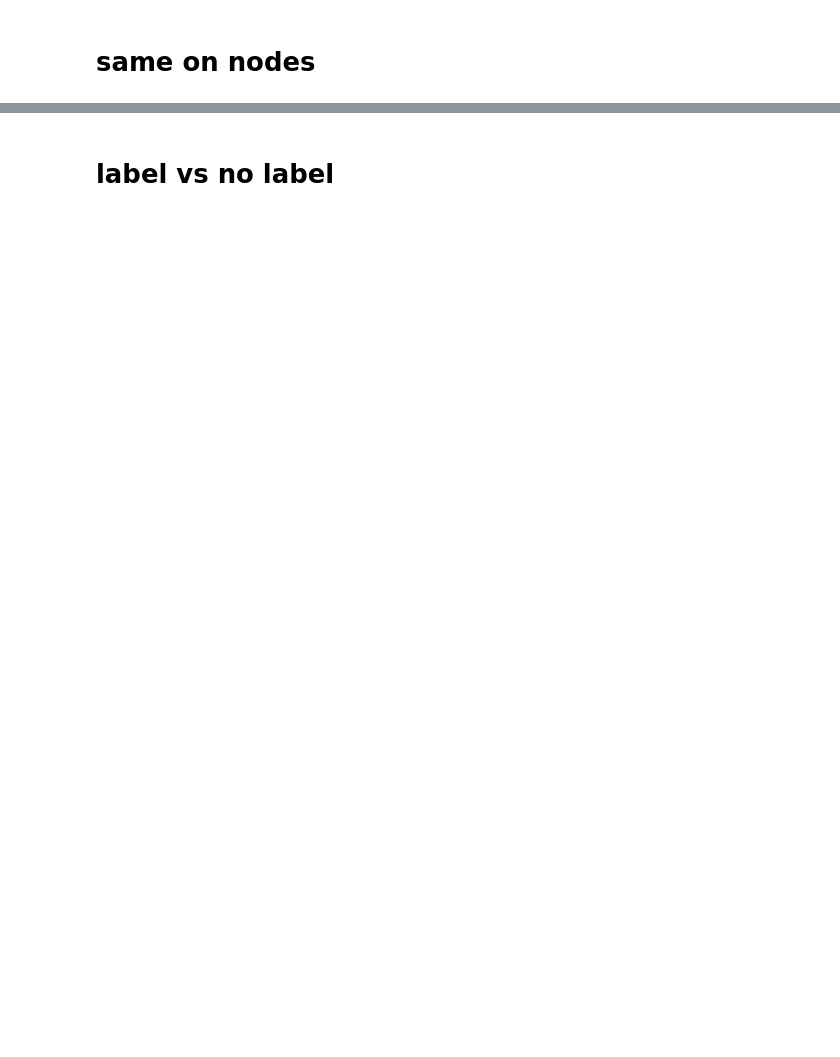
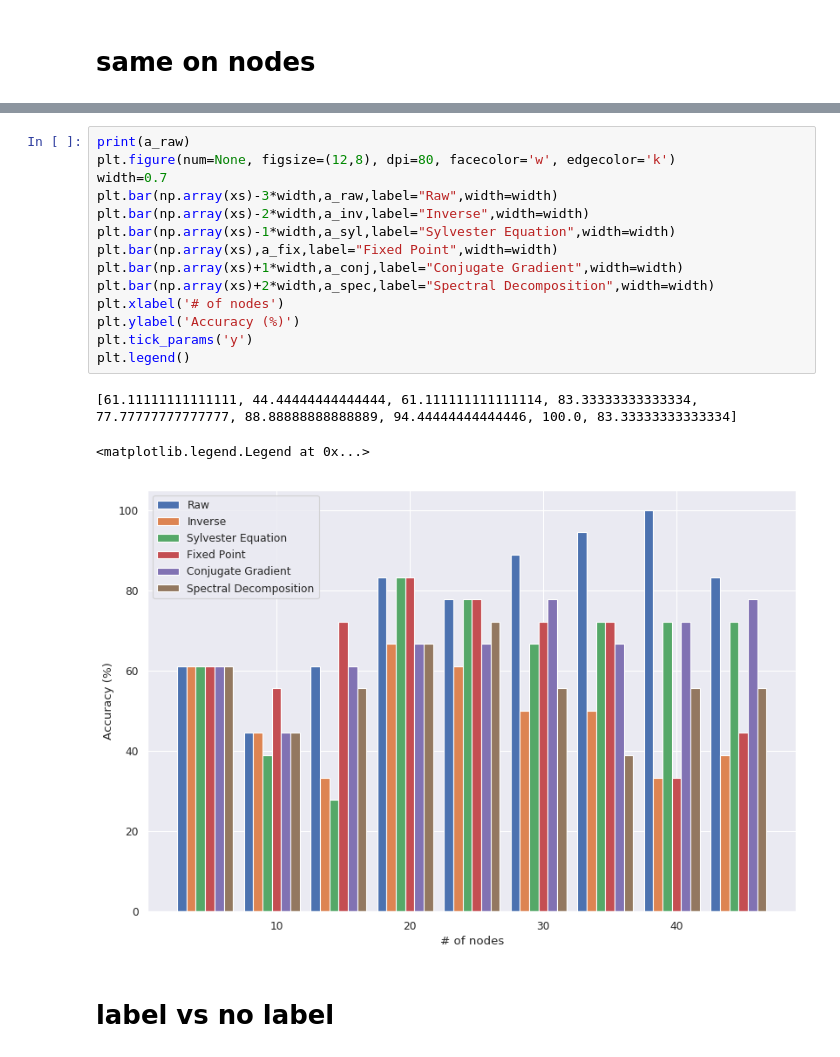
Before and after one commit to leoandeol/graph-kernels, a Jupyter notebook: tests.ipynb, the cells around one changed output, grey strips where cells are left out. Cells and saved outputs as stored; diff of their text form; blank space fills up the shorter version.

```diff
--- a/tests.ipynb
+++ b/tests.ipynb
@@ -491,3 +553,21 @@ plt.legend()
+# %%
+print(a_raw)
+plt.figure(num=None, figsize=(12,8), dpi=80, facecolor='w', edgecolor='k')
+width=0.7
+plt.bar(np.array(xs)-3*width,a_raw,label="Raw",width=width)
+plt.bar(np.array(xs)-2*width,a_inv,label="Inverse",width=width)
+plt.bar(np.array(xs)-1*width,a_syl,label="Sylvester Equation",width=width)
+plt.bar(np.array(xs),a_fix,label="Fixed Point",width=width)
+plt.bar(np.array(xs)+1*width,a_conj,label="Conjugate Gradient",width=width)
+plt.bar(np.array(xs)+2*width,a_spec,label="Spectral Decomposition",width=width)
+plt.xlabel('# of nodes')
+plt.ylabel('Accuracy (%)')
+plt.tick_params('y')
+plt.legend()
+# %% [output]
+[61.11111111111111, 44.44444444444444, 61.111111111111114, 83.33333333333334, 77.77777777777777, 88.88888888888889, 94.44444444444446, 100.0, 83.33333333333334]
+<matplotlib.legend.Legend at 0x...>
+[figure, added]
 # %% [markdown]
 # label vs no label
 # %%
```
Also changed, not shown: parts of 16 cells of this notebook, 8 other files.
